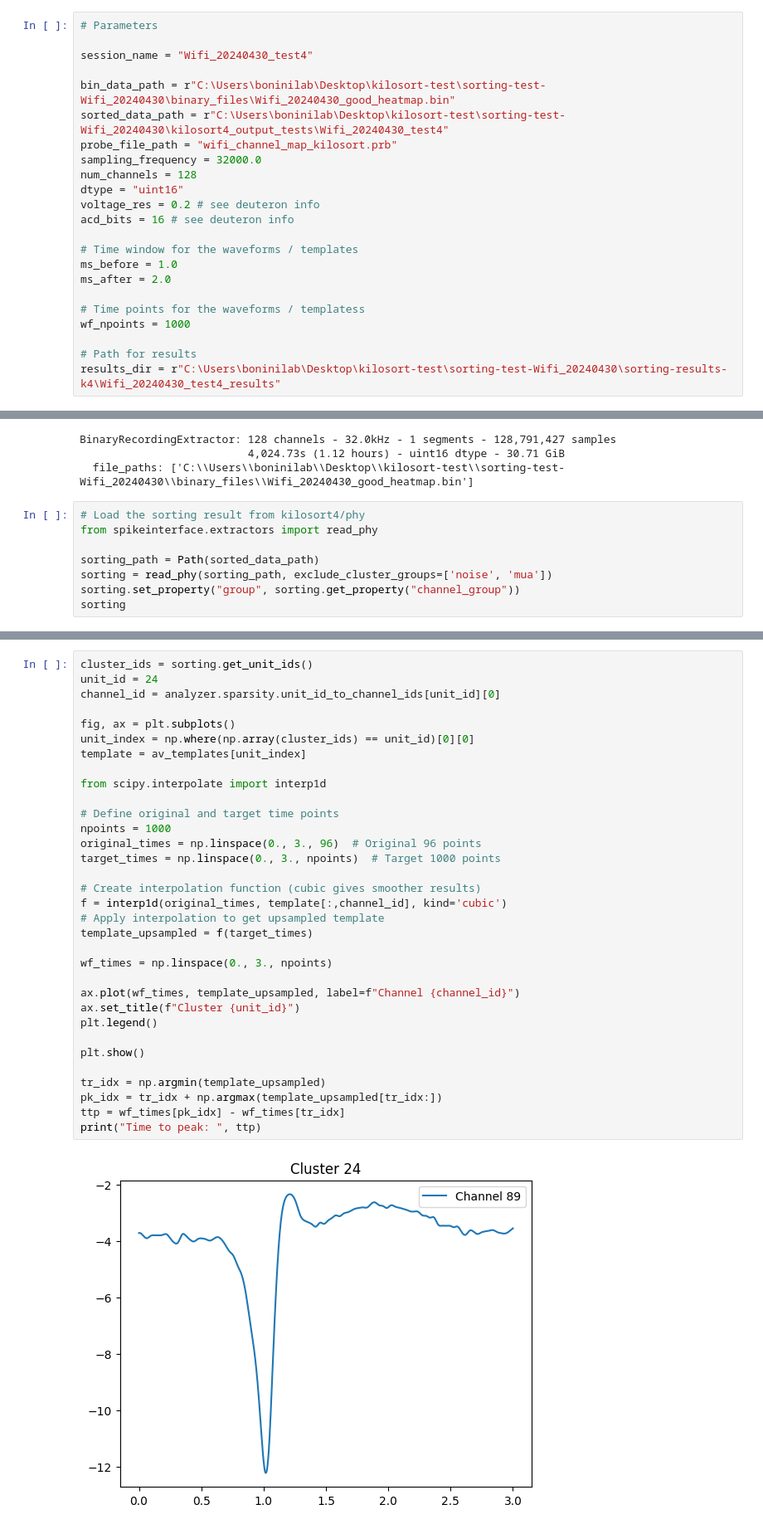
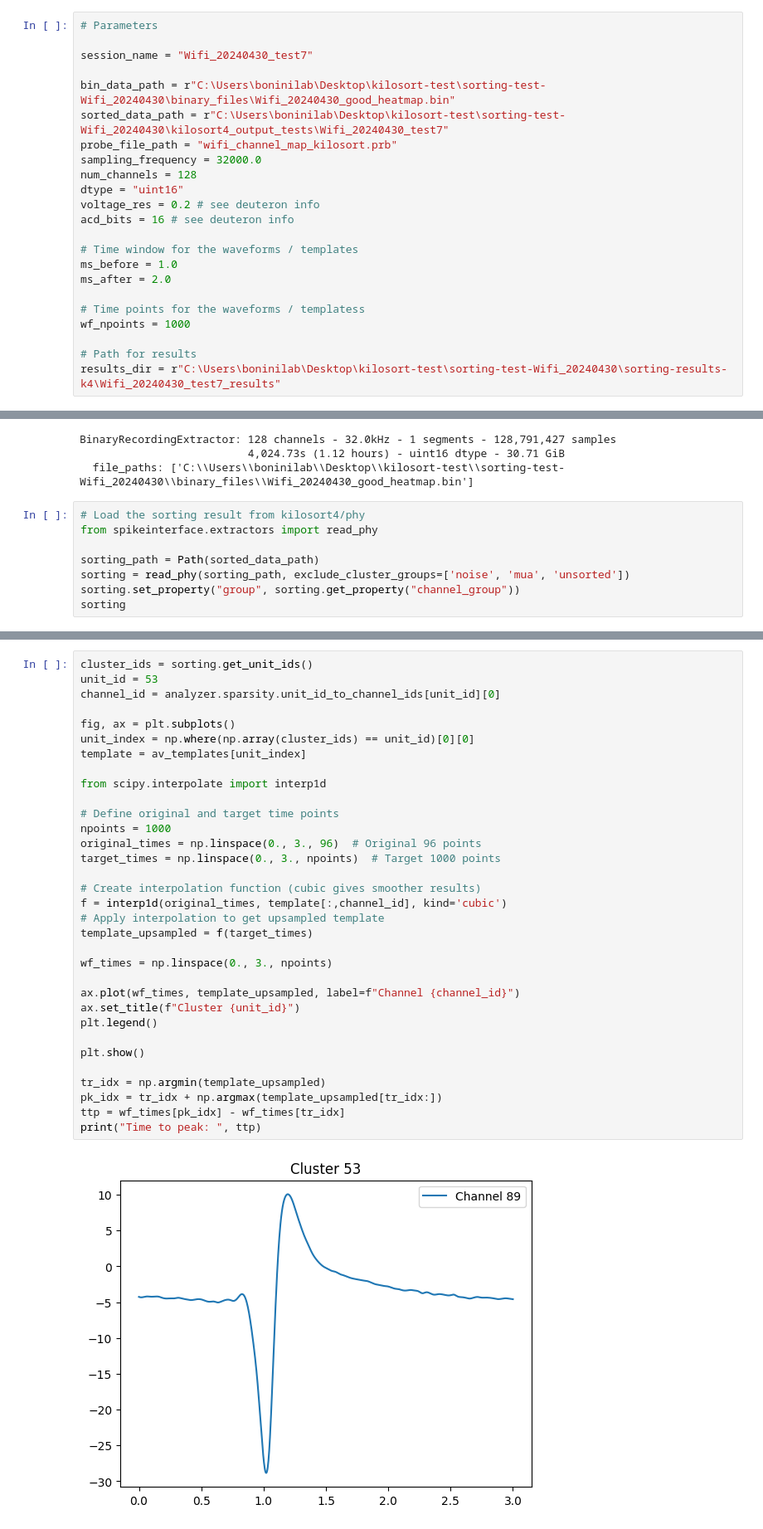
Before and after one commit to mdima98/spikesorting-boninilab, a Jupyter notebook: postprocessing/spikeinterface-postprocessing.ipynb, the cells around one changed output, grey strips where cells are left out. Shown: that part at 83% size. Saved outputs shown, nothing was run; the diff lists cells and outputs as text.

```diff
--- a/postprocessing/spikeinterface-postprocessing.ipynb
+++ b/postprocessing/spikeinterface-postprocessing.ipynb
@@ -3,10 +3,10 @@
 # %%
 # Parameters
 
-session_name = "Wifi_20240430_test4"
+session_name = "Wifi_20240430_test7"
 
 bin_data_path = r"C:\Users\boninilab\Desktop\kilosort-test\sorting-test-Wifi_20240430\binary_files\Wifi_20240430_good_heatmap.bin"
-sorted_data_path = r"C:\Users\boninilab\Desktop\kilosort-test\sorting-test-Wifi_20240430\kilosort4_output_tests\Wifi_20240430_test4"
+sorted_data_path = r"C:\Users\boninilab\Desktop\kilosort-test\sorting-test-Wifi_20240430\kilosort4_output_tests\Wifi_20240430_test7"
 probe_file_path = "wifi_channel_map_kilosort.prb"
 sampling_frequency = 32000.0
 num_channels = 128
@@ -22,7 +22,7 @@ ms_after = 2.0
 wf_npoints = 1000
 
 # Path for results
-results_dir = r"C:\Users\boninilab\Desktop\kilosort-test\sorting-test-Wifi_20240430\sorting-results-k4\Wifi_20240430_test4_results"
+results_dir = r"C:\Users\boninilab\Desktop\kilosort-test\sorting-test-Wifi_20240430\sorting-results-k4\Wifi_20240430_test7_results"
 # %%
 # ===========================================================================
 # Testing the postprocessing pipeline analyses for the sorted Wifi_20240430 session with kilosort4
@@ -73,7 +73,7 @@ BinaryRecordingExtractor: 128 channels - 32.0kHz - 1 segments - 128,791,427 samp
 from spikeinterface.extractors import read_phy
 
 sorting_path = Path(sorted_data_path)
-sorting = read_phy(sorting_path, exclude_cluster_groups=['noise', 'mua'])
+sorting = read_phy(sorting_path, exclude_cluster_groups=['noise', 'mua', 'unsorted'])
 sorting.set_property("group", sorting.get_property("channel_group"))
 sorting
 # %% [output]
@@ -123,35 +202,35 @@ Templates shape:  (31, 96, 128)
 # %%
 cluster_ids = sorting.get_unit_ids()
-unit_id = 24
+unit_id = 53
 channel_id = analyzer.sparsity.unit_id_to_channel_ids[unit_id][0]
 
 fig, ax = plt.subplots()
 unit_index = np.where(np.array(cluster_ids) == unit_id)[0][0]
 template = av_templates[unit_index]
 
 from scipy.interpolate import interp1d
 
 # Define original and target time points
 npoints = 1000
 original_times = np.linspace(0., 3., 96)  # Original 96 points
 target_times = np.linspace(0., 3., npoints)  # Target 1000 points
 
 # Create interpolation function (cubic gives smoother results)
 f = interp1d(original_times, template[:,channel_id], kind='cubic')
 # Apply interpolation to get upsampled template
 template_upsampled = f(target_times)
 
 wf_times = np.linspace(0., 3., npoints)
 
 ax.plot(wf_times, template_upsampled, label=f"Channel {channel_id}")
 ax.set_title(f"Cluster {unit_id}")
 plt.legend()
 
 plt.show()
 
 tr_idx = np.argmin(template_upsampled)
 pk_idx = tr_idx + np.argmax(template_upsampled[tr_idx:])
 ttp = wf_times[pk_idx] - wf_times[tr_idx]
 print("Time to peak: ", ttp)
 # %% [output]
-[figure, old version]
+[figure, new version]
```
Also changed, not shown: parts of 9 cells of this notebook.
